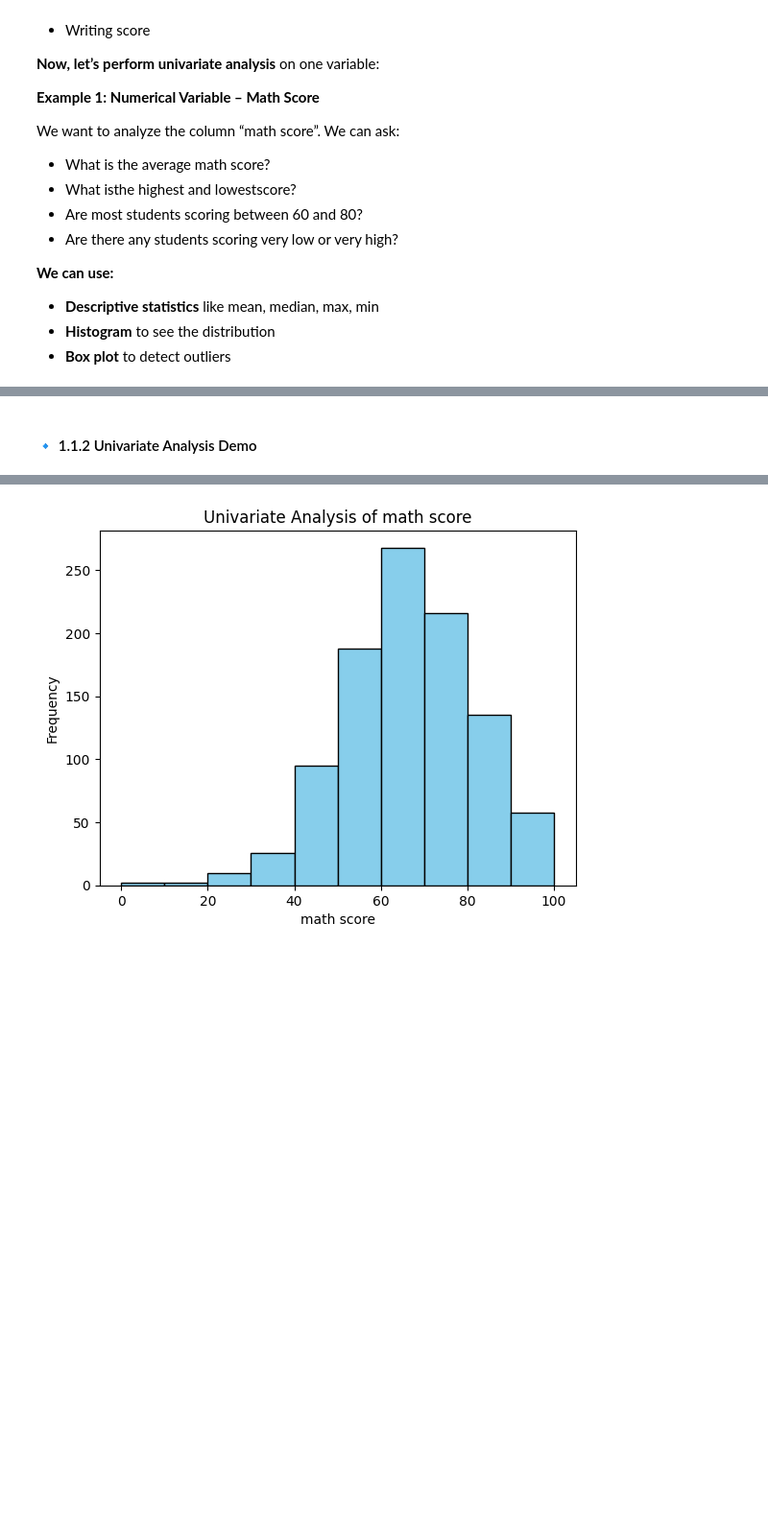
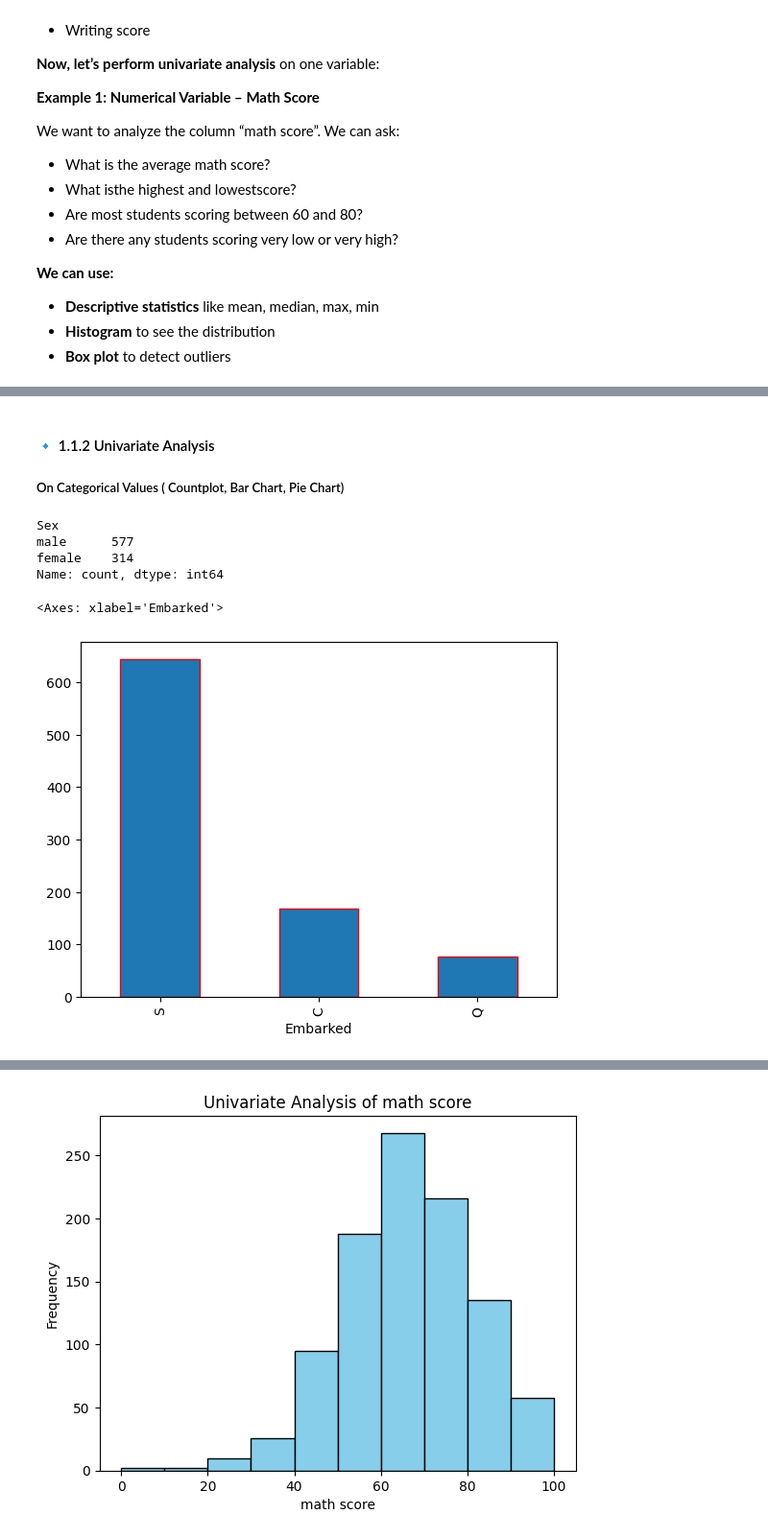
Before and after one commit to sbccas/data-analytics-using-python, a Jupyter notebook: 2_Lecture_Notes/Unit1_Fundamentals_of_Data_Analytics.ipynb, the cells around one changed output, grey strips where cells are left out. Shown at 96% size. Saved outputs shown, nothing was run; the diff lists cells and outputs as text; code cells hidden in the pictures; blank space fills up the shorter version.

```diff
--- a/2_Lecture_Notes/Unit1_Fundamentals_of_Data_Analytics.ipynb
+++ b/2_Lecture_Notes/Unit1_Fundamentals_of_Data_Analytics.ipynb
@@ -160,4 +160,8 @@ https://colab.research.google.com/github/sbccas/data-analytics-using-python/blob
 # %%
+# Install necessary libraries (uncomment if running in a new environment)
+#%pip install numpy pandas matplotlib
+#%pip install seaborn
+#!pip install numpy pandas
 # Import essential libraries
 import pandas as pd
 import numpy as np
@@ -165,11 +169,15 @@ import matplotlib.pyplot as plt
 import seaborn as sns
 import os
 from pathlib import Path
+# Check if everything is working fine
+print("All libraries imported successfully!")
 # # Load dataset (you can upload a CSV file to Colab)
 # from google.colab import files
 # uploaded = files.upload()
 # df = pd.read_csv(uploaded[next(iter(uploaded))])
-df = pd.read_csv(r"datasets\StudentsPerformance.csv")
+
+stud = pd.read_csv(r'datasets\StudentsPerformance.csv')
+tita = pd.read_csv(r'datasets\titanic.csv')
 
 # # Use below code if you want to use kagglehub to fetch datasets from Kaggle
 # !pip install kagglehub
@@ -189,12 +197,6 @@ df = pd.read_csv(r"datasets\StudentsPerformance.csv")
 # Load dataset from local path
 #data_path = Path(r"F:\SBCCAS_DRIVE\My Drive\Master Drive\STUDENT MATERIAL\BCA\Sem_6\602_Data_Analytics_using_Python\data-analytics-using-python\2_Lecture_Notes\datasets\StudentsPerformance.csv")
 #df = pd.read_csv(data_path)
-# Display first few rows of the dataset
-print(df.head())
-# Display dataset shape
-print("Dataset Shape:", df.shape)
-# Display last few rows of the dataset
-df.tail()
 # # Use pandas to read the uploaded CSV file
 # df = pd.read_csv(next(iter(uploaded)))
 #df=pd.read_csv("StudentsPerformance.csv")
@@ -255,2 +404,20 @@ dtype: int64
 # %% [markdown]
-#### 🔹 1.1.2 Univariate Analysis Demo
+#### 🔹 1.1.2 Univariate Analysis
+##### On Categorical Values ( Countplot, Bar Chart, Pie Chart)
+# %%
+# NON NUMERICAL (CATEGORICAL) DATA BAR CHART, VALUE COUNT , PIE CHART
+print(tita['Sex'].value_counts())
+# print(tita['Sex'].value_counts())
+#import matplotlib.pyplot as plt
+#plt.bar(tita['Sex'].value_counts(),height=20)
+# # #plt.bar(tita['Sex'].value_counts(),height=20)
+# sns.barplot(tita['Parch'].value_counts())
+tita['Embarked'].value_counts().plot(kind='bar',edgecolor='red')
+# #stud['gender'].value_counts().plot(kind='pie',autopct='%0.2f')
+# %% [output]
+Sex
+male      577
+female    314
+Name: count, dtype: int64
+<Axes: xlabel='Embarked'>
+[figure, added]
```
Also changed, not shown: parts of 22 cells of this notebook, 3 other files.
